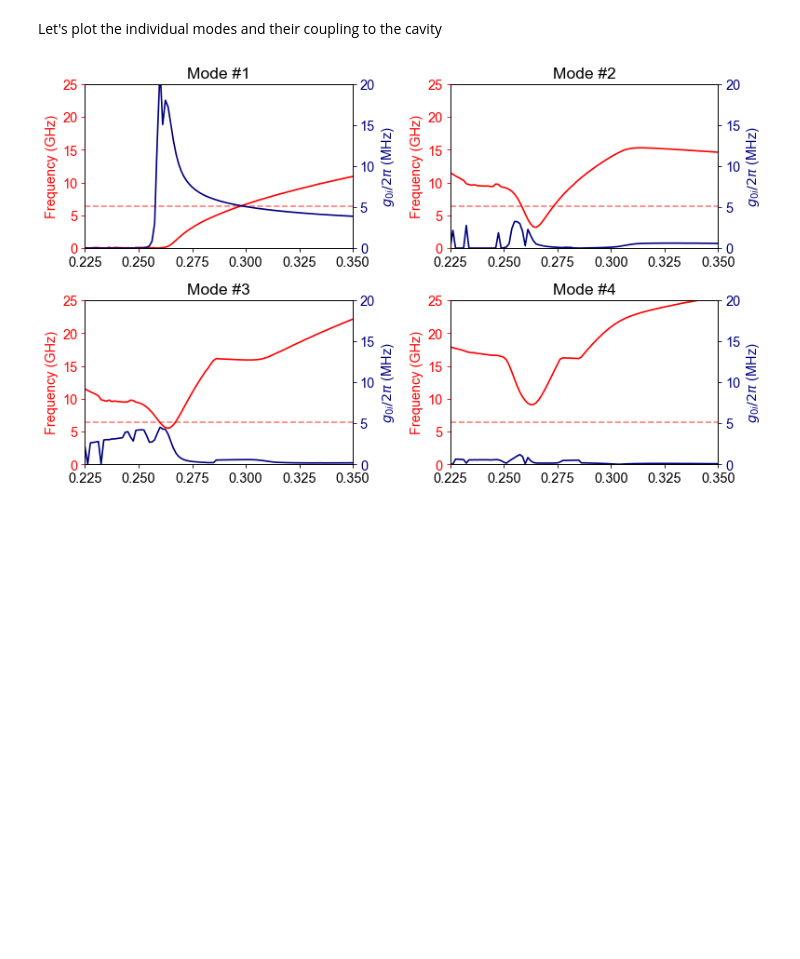
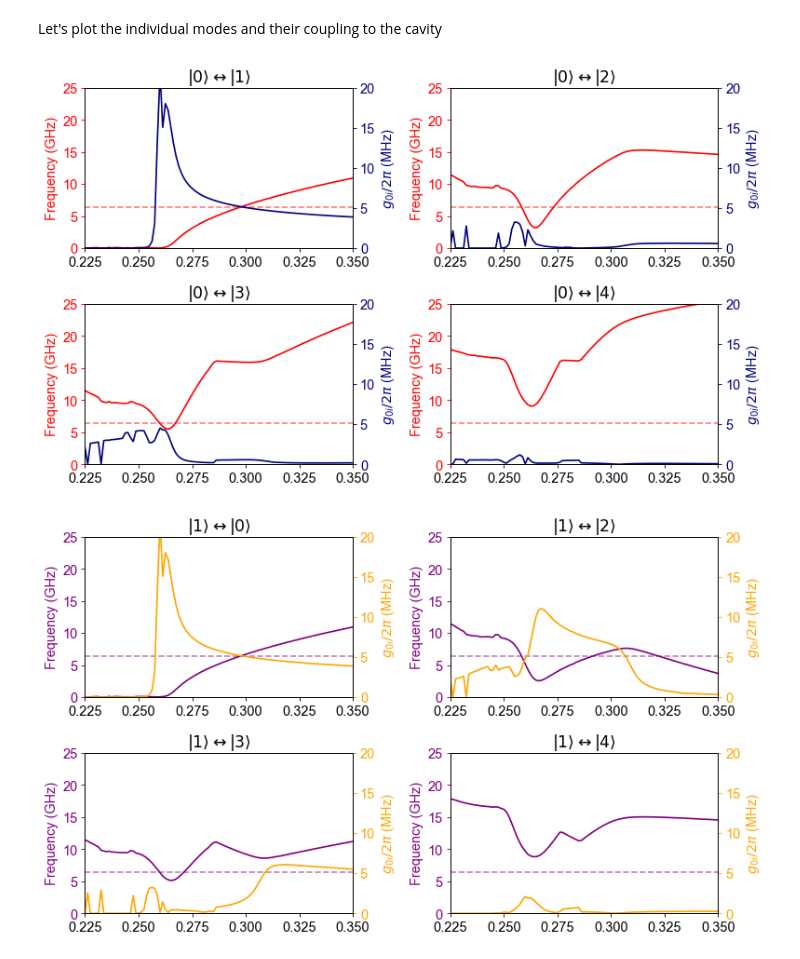
Before and after one commit to gkoolstra/ipython-notebooks, a Jupyter notebook: 20171107 - Single electron Schrodinger Sweep.ipynb, the cells around one changed output. Cells and saved outputs as stored; diff of their text form; code cells hidden in the pictures; blank space fills up the shorter version.

```diff
--- a/20171107 - Single electron Schrodinger Sweep.ipynb
+++ b/20171107 - Single electron Schrodinger Sweep.ipynb
@@ -72,6 +72,7 @@ X, Y = np.meshgrid(x, y)
 N_evals = 15
 
 ground_state_couplings = list()
+excited_state_couplings = list()
 electron_frequencies = list()
 
 for vres, vtrap, vrg, vtg in tqdm(zip(Vres, Vtrap, Vrg, Vtg)):
@@ -120,15 +121,19 @@ for vres, vtrap, vrg, vtg in tqdm(zip(Vres, Vtrap, Vrg, Vtg)):
 #     common.save_figure(fig, save_path=r"S:\Gerwin\Electron on helium\Single Electron Schrodinger Solver")
 
     gi0 = np.zeros(N_evals)
+    gi1 = np.zeros(N_evals)
 
     for i in range(N_evals):
         gi0[i] = prefactor * np.sum(Psis[i] * ( X * fs.Ex(X, Y) + Y * fs.Ey(X, Y) ) * np.conjugate(Psis[0]))
+        gi1[i] = prefactor * np.sum(Psis[i] * ( X * fs.Ex(X, Y) + Y * fs.Ey(X, Y) ) * np.conjugate(Psis[1]))
 
+    excited_state_couplings.append(gi1)
     ground_state_couplings.append(gi0)
     electron_frequencies.append(mode_frequencies)
 
 ground_state_couplings = np.array(ground_state_couplings)
 electron_frequencies = np.array(electron_frequencies)
+excited_state_couplings = np.array(excited_state_couplings)
 # %% [markdown]
 ## Eigenfrequencies as function of $V_\mathrm{trap}$
 # %%
@@ -224,36 +237,58 @@ Let's plot the individual modes and their coupling to the cavity
 # %%
 omega_0 = omega0
 omega_drive = omega_0
 kappa_i = omega_0 / 40E3
 kappa_c = omega_0 / 20E3
 
-susceptibility = np.zeros(len(Vtrap), dtype=np.complex128)
+# susceptibility = np.zeros(len(Vtrap), dtype=np.complex128)
 
 fig = plt.figure(figsize=(10.,6.))
 
-for k in np.arange(1, 5):
-    omega_ij = 2 * np.pi * electron_frequencies[:, k]
-    g_ij = 2 * np.pi * ground_state_couplings[:, k]
-    gamma_ij = 2* np.pi * 100E6
-    susceptibility += chi(omega_drive, omega_ij, g_ij, 1.0, gamma_ij)
+for k, modeidx in enumerate(np.arange(1, 5)):
+#     omega_ij = 2 * np.pi * electron_frequencies[:, k]
+#     g_ij = 2 * np.pi * ground_state_couplings[:, k]
+#     gamma_ij = 2* np.pi * 100E6
+#     n_i = 0.0 # to level population
+#     n_j = 1.0 # from level population
+#     susceptibility += chi(omega_drive, omega_ij, g_ij, n_i, n_j, gamma_ij)
 
-    plt.subplot(2, 2, k)
+    plt.subplot(2, 2, k+1)
     ax1, ax2 = common.setup_twinax(color1='red', color2='navy')
-    ax1.plot(Vtrap, electron_frequencies[:, k] / 1E9, color='red')
+    ax1.plot(Vtrap, electron_frequencies[:, modeidx] / 1E9, color='red')
     ax1.hlines(omega_0/(2*np.pi*1E9), np.min(Vtrap), np.max(Vtrap), linestyles='--', color='r', alpha=0.5)
     ax1.set_ylabel("Frequency (GHz)")
-    ax2.plot(Vtrap, np.abs(ground_state_couplings[:, k]) / 1E6, color='navy')
+    ax2.plot(Vtrap, np.abs(ground_state_couplings[:, modeidx]) / 1E6, color='navy')
     ax2.set_ylabel("$g_{0i}/2\pi$ (MHz)")
     ax1.set_xlim(np.min(Vtrap), np.max(Vtrap))
     ax2.set_xlim(np.min(Vtrap), np.max(Vtrap))
 
     ax2.set_ylim(0, 20)
     ax1.set_ylim(0, 25)
-    plt.title("Mode #%d"%k)
+    plt.title(r"$|0\rangle \leftrightarrow | %d \rangle$" % modeidx)
 
 fig.tight_layout()
+
+fig = plt.figure(figsize=(10.,6.))
+
+for k, modeidx in enumerate(np.delete(np.arange(0, 5), 1)):
+    plt.subplot(2, 2, k+1)
+    ax1, ax2 = common.setup_twinax(color1='purple', color2='orange')
+    ax1.plot(Vtrap, np.abs(electron_frequencies[:, 1] - electron_frequencies[:, modeidx]) / 1E9, color='purple')
+    ax1.hlines(omega_0/(2*np.pi*1E9), np.min(Vtrap), np.max(Vtrap), linestyles='--', color='purple', alpha=0.5)
+    ax1.set_ylabel("Frequency (GHz)")
+    ax2.plot(Vtrap, np.abs(excited_state_couplings[:, modeidx]) / 1E6, color='orange')
+    ax2.set_ylabel("$g_{0i}/2\pi$ (MHz)")
+    ax1.set_xlim(np.min(Vtrap), np.max(Vtrap))
+    ax2.set_xlim(np.min(Vtrap), np.max(Vtrap))
+
+    ax2.set_ylim(0, 20)
+    ax1.set_ylim(0, 25)
+    plt.title(r"$|1\rangle \leftrightarrow | %d \rangle$" % modeidx)
+
+fig.tight_layout()
 # %% [output]
-[figure, old version]
+[figure, new version]
+[figure, added]
 # %%
 fig = plt.figure()
 common.configure_axes(13)
```
Also changed, not shown: parts of 6 cells of this notebook.
